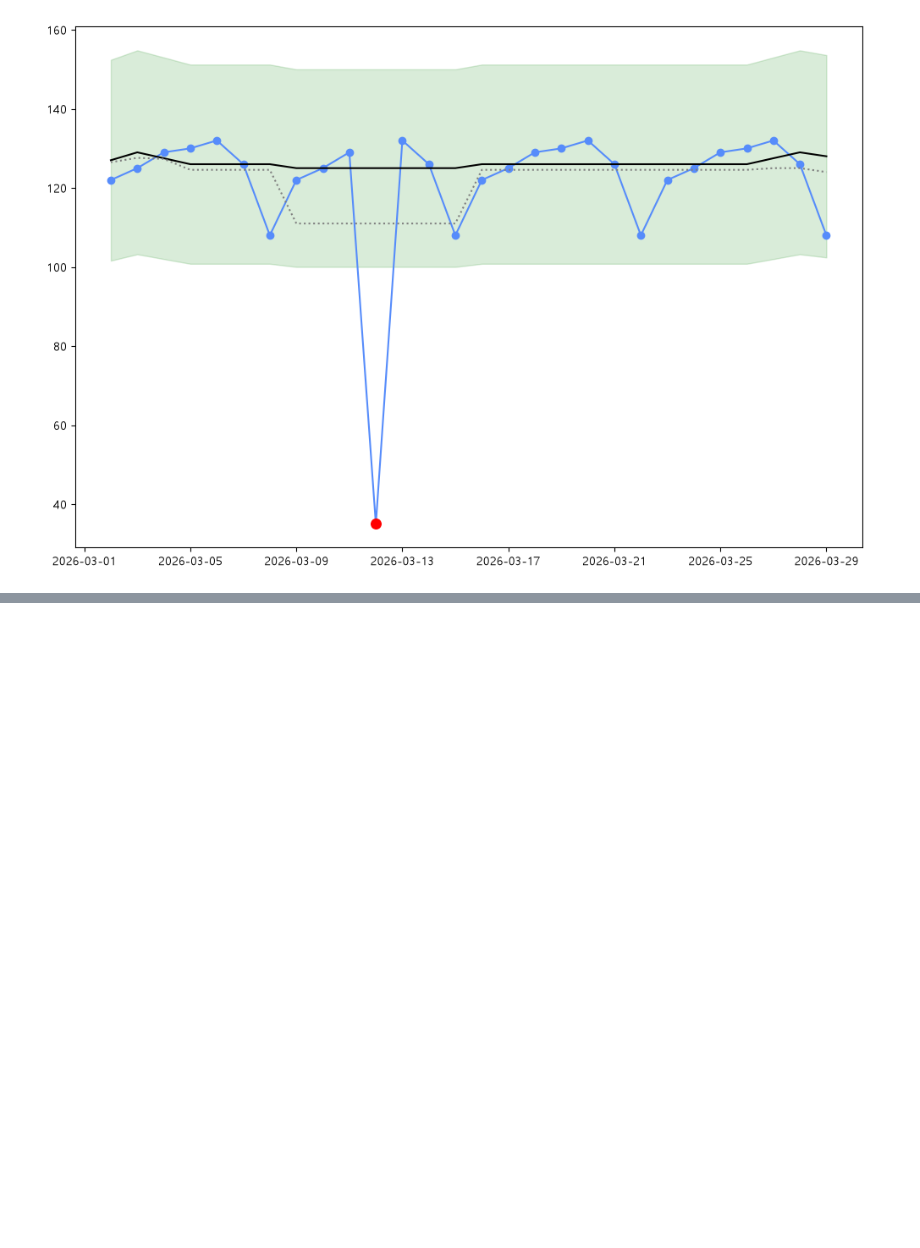
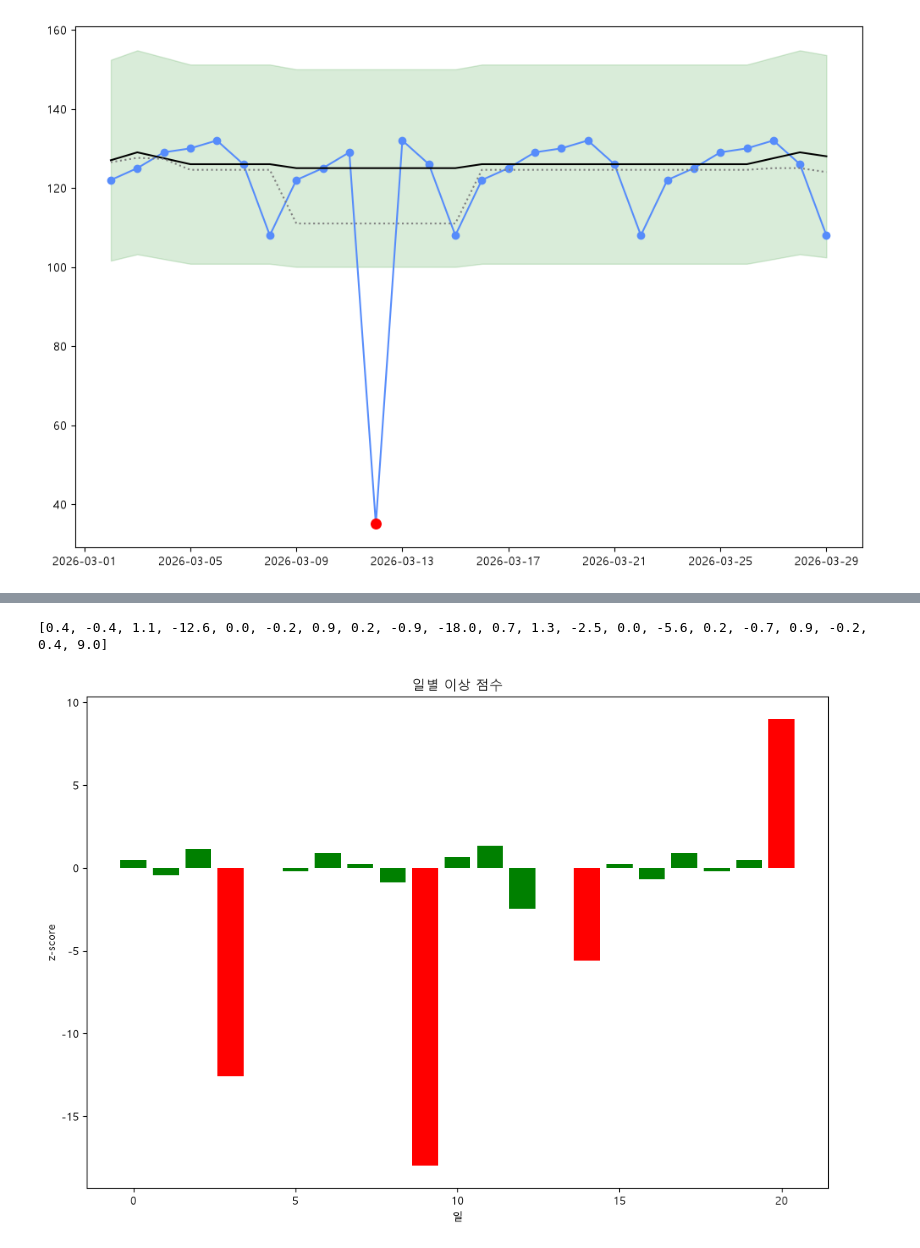
Before and after one commit to eddie1031/2026_SKP_012, a Jupyter notebook: anomaly1.ipynb, the cells around one changed output, grey strips where cells are left out. Drawn from its saved outputs; the diff is of its cells as text; code cells hidden in the pictures; blank space fills up the shorter version.

```diff
--- a/anomaly1.ipynb
+++ b/anomaly1.ipynb
@@ -125,0 +203,27 @@ fig.show()
+# %%
+arrivals = pd.Series([
+    122, 118, 125, 64, 120, 119, 124, 121, 116, 40, 123, 126, 109, 120, 95, 121, 117, 124, 119, 122, 160
+])
+events = pd.Series(False, index=arrivals.index)
+events[[3, 9, 14, 20]] = True
+
+median = arrivals.median()
+mad = (arrivals - median).abs().median() # 중앙값 절대편차
+
+score = (arrivals - median) / (1.4826 * mad) # 1.4826 mad를 표준편차 크기로 맞추기 위한 상수값
+
+print(score.round(1).tolist())
+# %% [output]
+[0.4, -0.4, 1.1, -12.6, 0.0, -0.2, 0.9, 0.2, -0.9, -18.0, 0.7, 1.3, -2.5, 0.0, -5.6, 0.2, -0.7, 0.9, -0.2, 0.4, 9.0]
+# %%
+fig, ax = plt.subplots(figsize=(12, 8))
+
+ax.bar(score.index, score, color=np.where(events, 'red', 'green'))
+
+ax.set_title('일별 이상 점수')
+ax.set_xlabel('일')
+ax.set_ylabel('z-score')
+
+plt.show()
+# %% [output]
+[figure, added]
```
Also changed, not shown: parts of 8 cells of this notebook.
